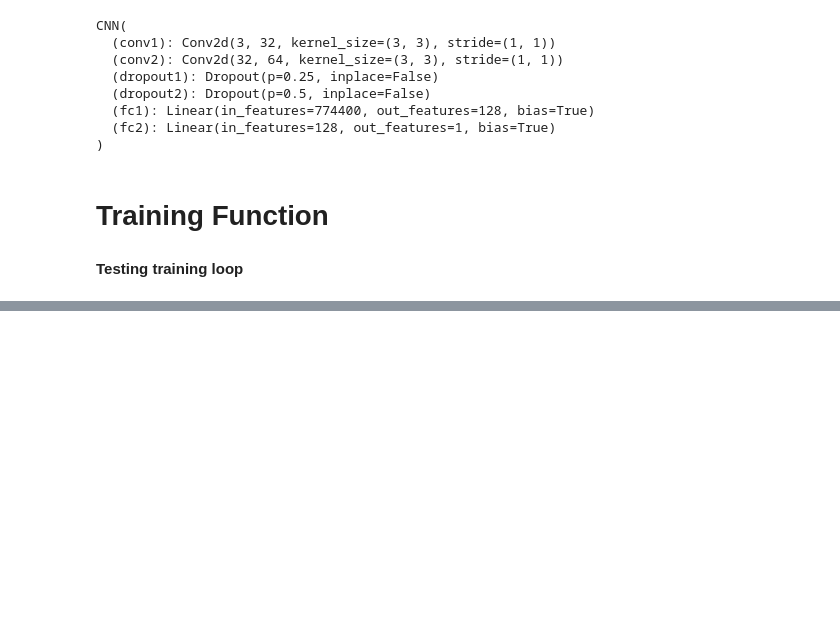
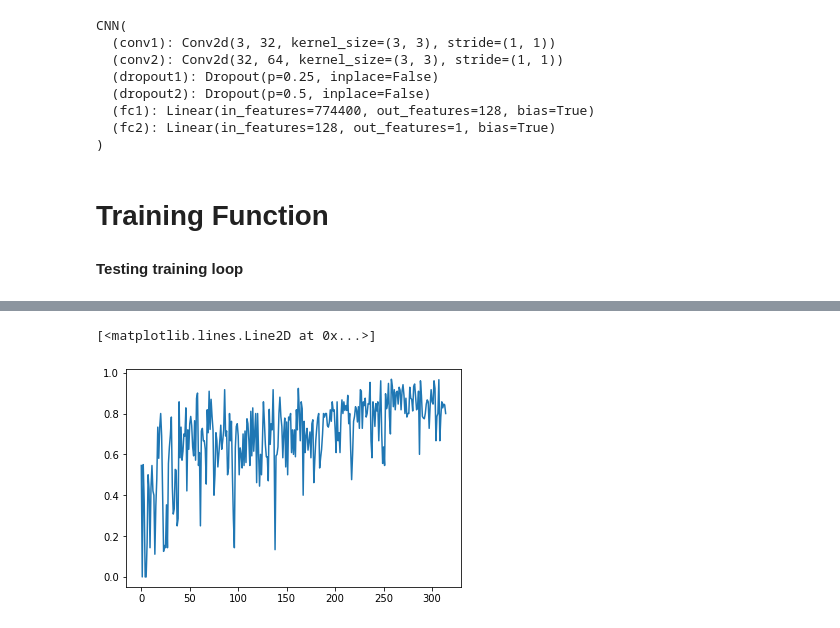
Before and after one commit to skj092/Forgegy-Image-Detection-Using-Error-level-Analysis-and-Deep-Learning, a Jupyter notebook: tempered-image-detection-pytorch.ipynb, the cells around one changed output, grey strips where cells are left out. Saved outputs shown, nothing was run; the diff lists cells and outputs as text; code cells hidden in the pictures; blank space fills up the shorter version.

```diff
--- a/tempered-image-detection-pytorch.ipynb
+++ b/tempered-image-detection-pytorch.ipynb
@@ -313,3 +319,8 @@ optimizer = optim.Adam(model.parameters(), lr=0.001)
+# %%
+plt.plot(accuracy)
+# %% [output]
+[<matplotlib.lines.Line2D at 0x...>]
+[figure, added]
 # %%
 from sklearn.metrics import accuracy_score, f1_score
 
```
Also changed, not shown: parts of 15 cells of this notebook.
